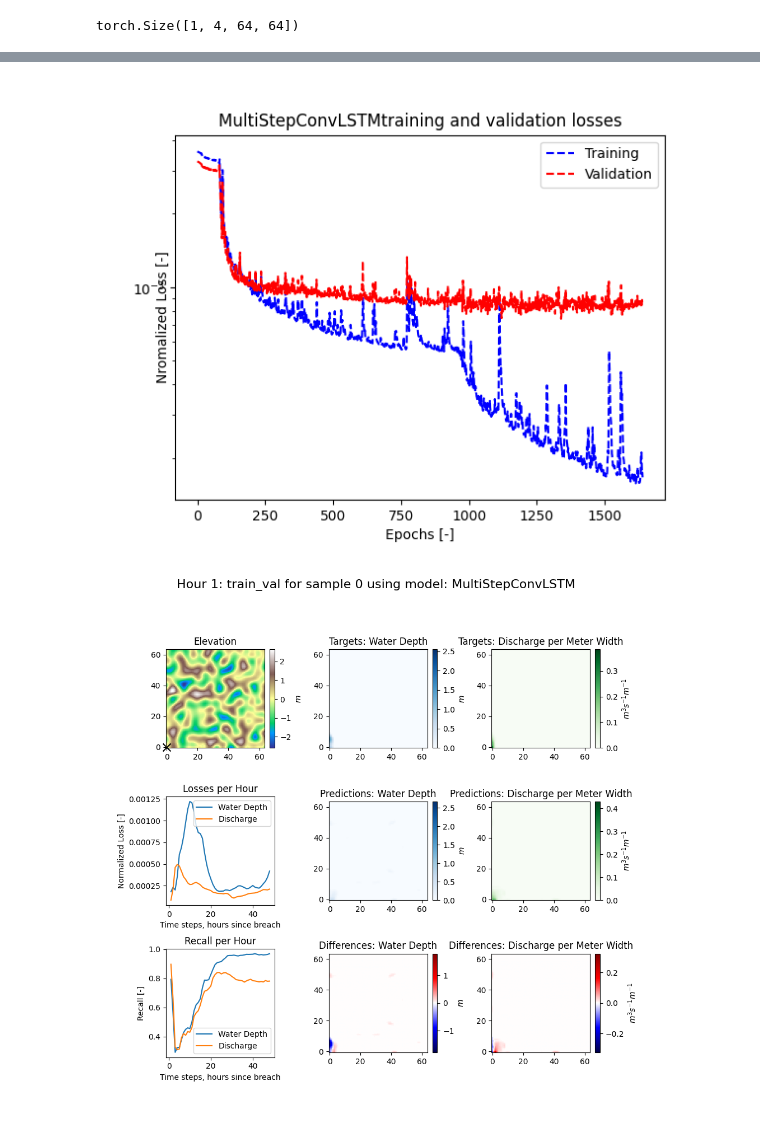
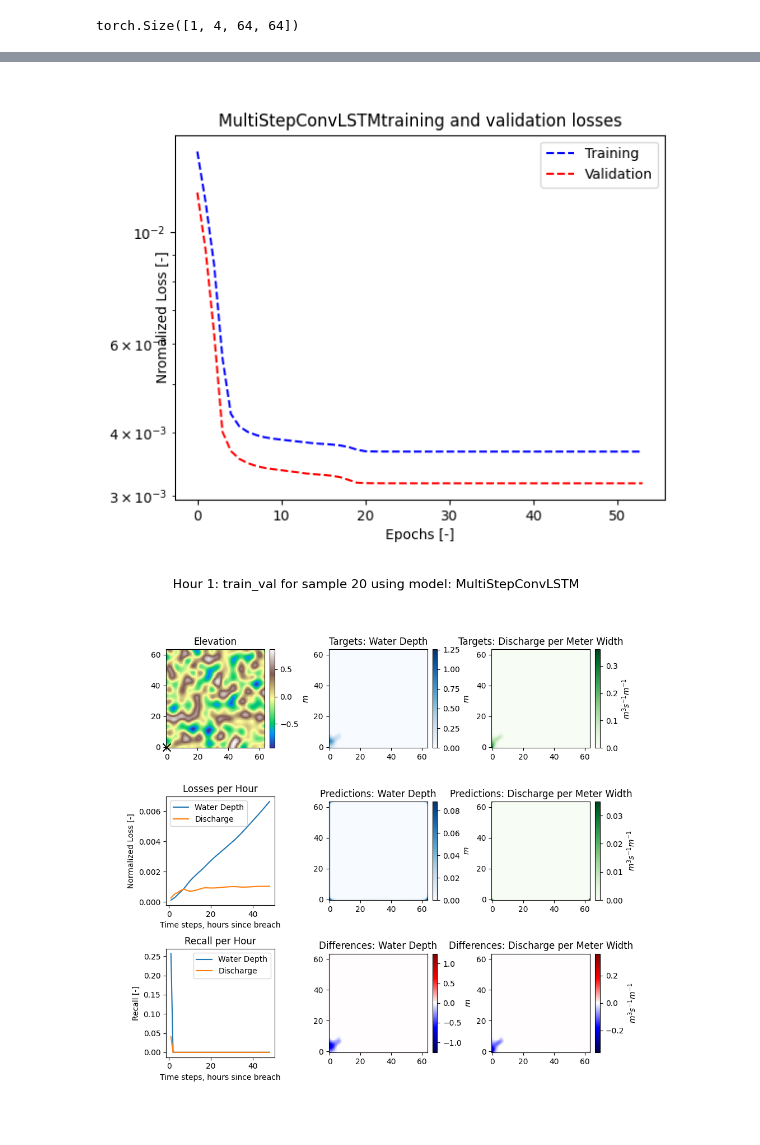
Before and after one commit to antoniomagherini99/FLOOD_group2, a Jupyter notebook: models/ConvLSTM_model/conv_lstm.ipynb, the cells around one changed output, grey strips where cells are left out. Drawn from its saved outputs; the diff is of its cells as text; code cells hidden in the pictures.

Commit message:
still training conv_lstm, not working

```diff
--- a/models/ConvLSTM_model/conv_lstm.ipynb
+++ b/models/ConvLSTM_model/conv_lstm.ipynb
@@ -133,8 +133,9 @@ MultiStepConvLSTM(
 # %%
 # Set training parameters
 learning_rate = 0.001
-batch_size = 4 # Only have 64 and 16 samples for training and validation, I think should be kept small, having issues where this only works if set to 1
-num_epochs = 3000 #10_000
+batch_size = 16 # Only have 64 and 16 samples for training and validation, I think should be kept small, having issues where this only works if set to 1
+# num_epochs = 3000
+num_epochs = 500
 
 # Create the optimizer to train the neural network via back-propagation
 optimizer = torch.optim.Adam(params=model.parameters(), lr=learning_rate)
@@ -196,9 +183,9 @@ torch.save(model.state_dict(), save_path)
 # %%
 plot_losses(train_losses, val_losses, 'MultiStepConvLSTM')
 # %% [output]
-[figure, old version]
+[figure, new version]
 # %%
-plot_animation(0, normalized_train_dataset, model, train_val,
+plot_animation(20, normalized_train_dataset, model, train_val,
                scaler_x, scaler_wd, scaler_q, device = device, save = False)
 # %% [output]
-[figure, old version]
+[figure, new version]
```
Also changed, not shown: parts of 7 cells of this notebook, 4 other files.
